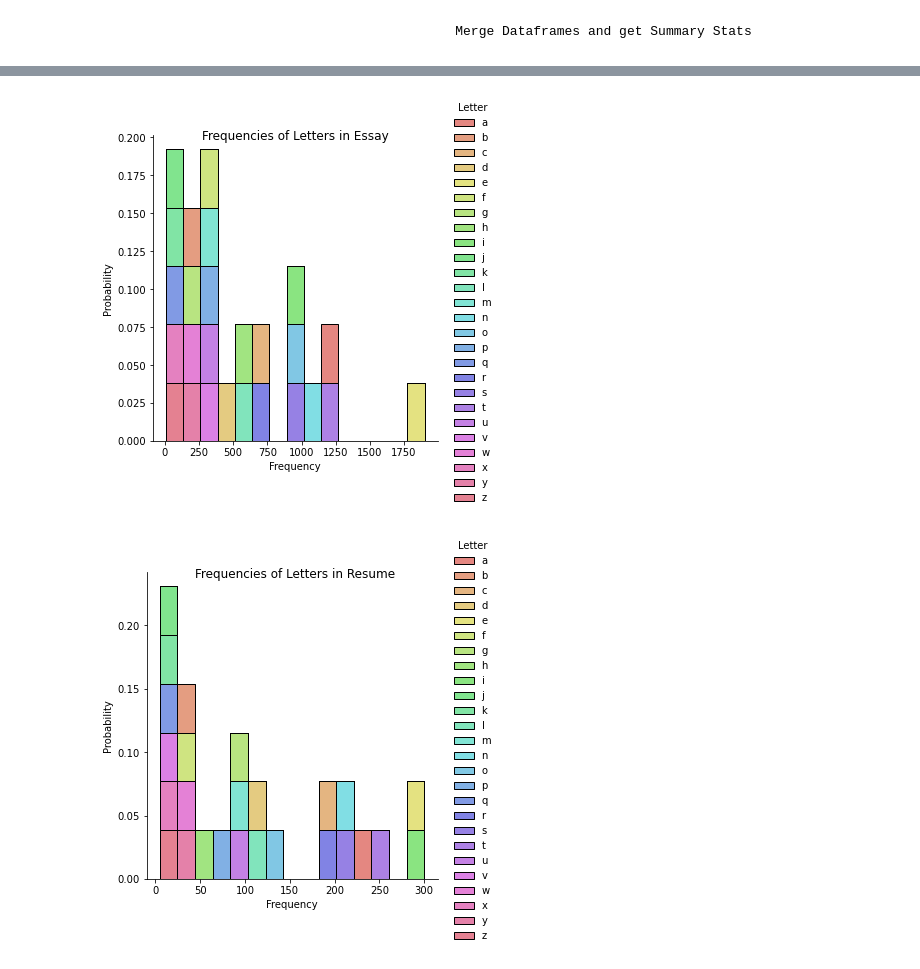
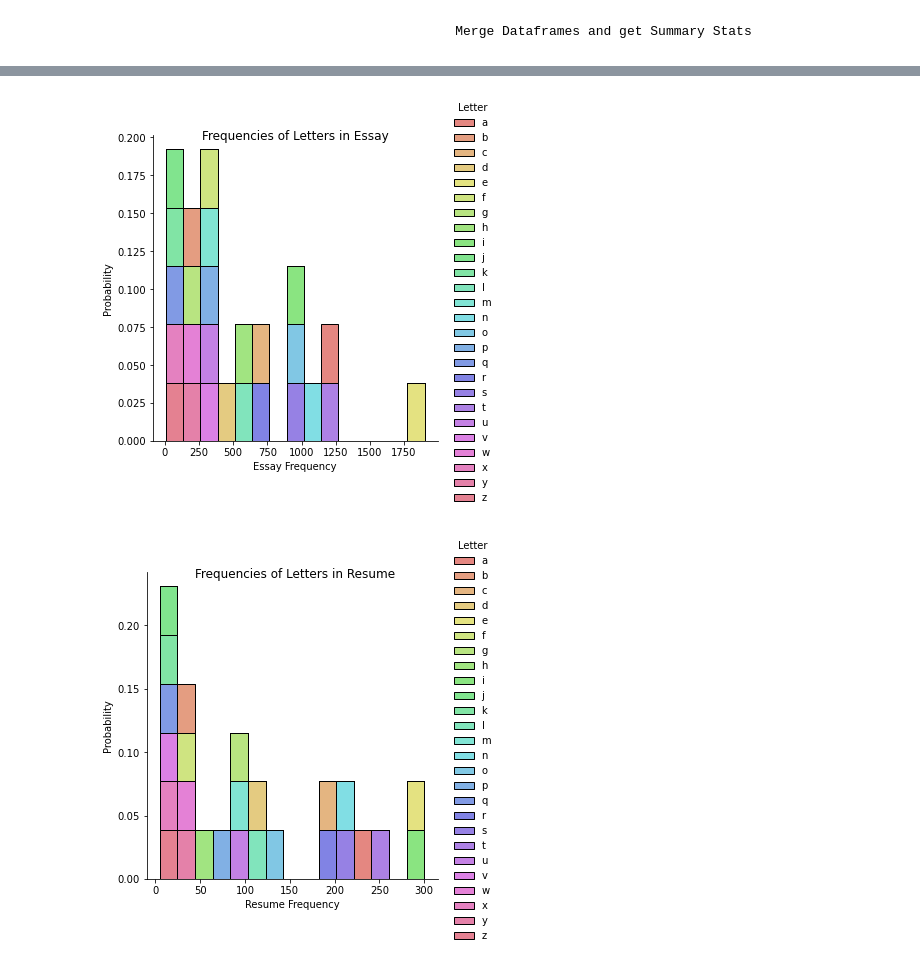
Before and after one commit to mikayla-eckelcifrese/JupyterLabRepository, a Jupyter notebook: Test Random Sample Text from File.ipynb, the cells around one changed output, grey strips where cells are left out. Drawn from its saved outputs; the diff is of its cells as text; code cells hidden in the pictures.

```diff
--- a/Test Random Sample Text from File.ipynb
+++ b/Test Random Sample Text from File.ipynb
@@ -60,7 +62,7 @@ non_letter_characters = ['[','@','_','!','#','$','%','^','&','*',
                          '\\\\', '\\', " \ ", ' n ', '  ','    ','   ',
                          '  n ', '⋅', '→','|', '〖', '〗','√','ω','μ','µa',
                          'π','+','δ','°','≈','\u2008','\u2008f','\u2061',
-                         '∫','▒','±','●','δ','ω']
+                         '∫','▒','±','●','δ','ω', 'ω	', 'µ', 'δ']
 
 def CleanData(Text):
     for i in non_letter_characters:
@@ -92,20 +94,22 @@ LabFrequencyDict = GetFrequencies(LabText)
 # %% [markdown]
                                                 Convert to Data Frames and Sort
 # %%
-def ConvertAndSort(FrequencyDict):
-    Frequency_df = pd.DataFrame(FrequencyDict.items(), columns=['Letter', 'Frequency'])
+def ConvertAndSort(FrequencyDict, column2):
+    Frequency_df = pd.DataFrame(FrequencyDict.items(), columns=['Letter', column2])
 
     Frequency_df = Frequency_df.sort_values("Letter")
 
-    Frequency_df = Frequency_df[Frequency_df.Letter != " "]
+    Frequency_df = Frequency_df[Frequency_df.Letter != " "].reset_index()
+
+    Frequency_df.pop('index')
 
     return(Frequency_df)
 
-EssayFrequency_df = ConvertAndSort(EssayFrequencyDict)
+EssayFrequency_df = ConvertAndSort(EssayFrequencyDict, 'Essay Frequency')
 
-ResumeFrequency_df = ConvertAndSort(ResumeFrequencyDict)
+ResumeFrequency_df = ConvertAndSort(ResumeFrequencyDict, 'Resume Frequency')
 
-LabFrequency_df = ConvertAndSort(LabFrequencyDict)
+LabFrequency_df = ConvertAndSort(LabFrequencyDict, 'Lab Frequency')
 # %% [markdown]
                                                 Merge Dataframes and get Summary Stats
 # %%
@@ -150,15 +154,15 @@ BarGraph(LabFrequency_df, "Frequencies of Letters in Lab Report", "blue")
 # %%
 %matplotlib inline
 
 sns.set_palette("hls", 26)
 
-def histogram(df, Title):
-    hist = sns.displot(df, x = 'Frequency', bins = 15, hue = 'Letter', multiple = 'stack', stat = 'probability')
+def histogram(df, Title, X):
+    hist = sns.displot(df, x = X, bins = 15, hue = 'Letter', multiple = 'stack', stat = 'probability')
     hist.fig.suptitle(Title)
 
-fig = histogram(df = EssayFrequency_df, Title = "Frequencies of Letters in Essay")
-histogram(ResumeFrequency_df, "Frequencies of Letters in Resume")
-histogram(LabFrequency_df, "Frequencies of Letters in Lab Report")
+histogram(EssayFrequency_df, "Frequencies of Letters in Essay", 'Essay Frequency')
+histogram(ResumeFrequency_df, "Frequencies of Letters in Resume", 'Resume Frequency')
+histogram(LabFrequency_df, "Frequencies of Letters in Lab Report", 'Lab Frequency')
 # %% [output]
-[figure, old version]
+[figure, new version]
-[figure, old version]
+[figure, new version]
```
Also changed, not shown: parts of 4 cells of this notebook.
